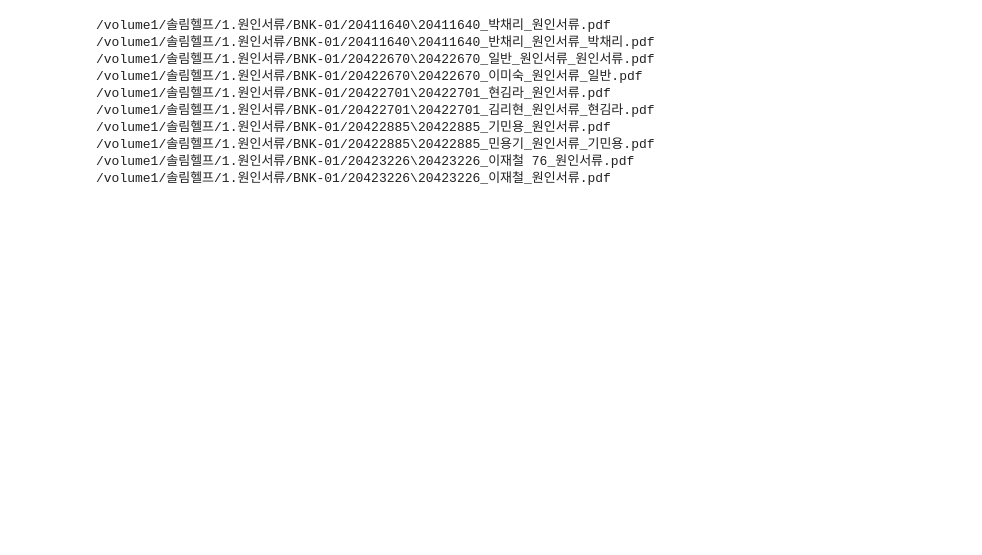
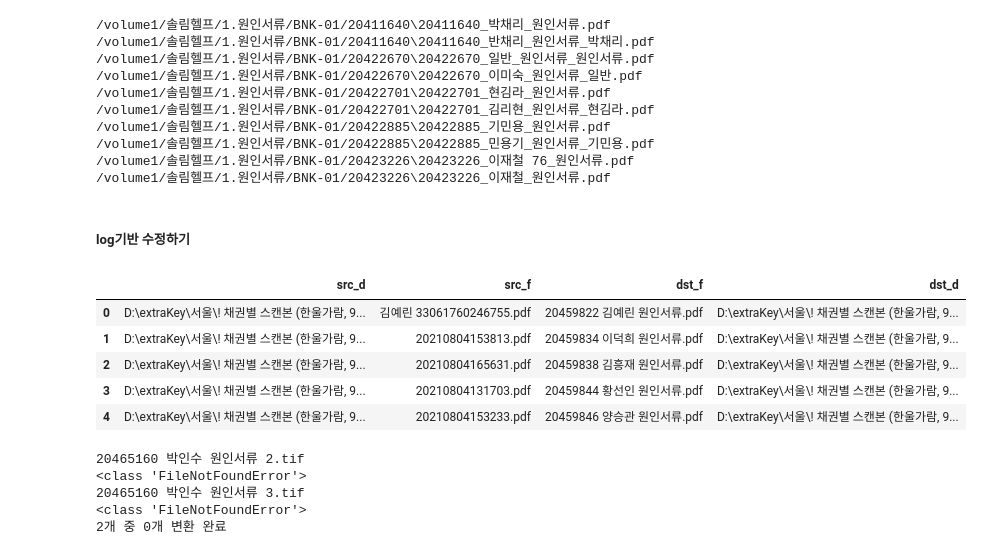
Before and after one commit to jbmyou/python_work, a Jupyter notebook: fileNaming/excelWork.ipynb, the cells around one changed output. Cells and saved outputs as stored; diff of their text form; code cells hidden in the pictures; blank space fills up the shorter version.

```diff
--- a/fileNaming/excelWork.ipynb
+++ b/fileNaming/excelWork.ipynb
@@ -84,3 +86,45 @@ v2.write_log_csv(fail, path_log)
 /volume1/솔림헬프/1.원인서류/BNK-01/20422885\20422885_민용기_원인서류_기민용.pdf
 /volume1/솔림헬프/1.원인서류/BNK-01/20423226\20423226_이재철 76_원인서류.pdf
 /volume1/솔림헬프/1.원인서류/BNK-01/20423226\20423226_이재철_원인서류.pdf
+# %% [markdown]
+##### log기반 수정하기
+# %%
+# log > df
+path = r'D:\0.전산\1.진행중과업\파일서버개편\구스캔폴더 작업log\success'
+readFile = '20221107 102619_1552_서울 채권별 20우담 2원인 전체.csv'
+writeFile = 'exist.csv'
+# 엑셀
+#df = pd.read_excel(join(path, readFile))
+# csv
+df = pd.read_csv(join(path, readFile), sep=",", header=None)
+df.columns = ["src_d", "src_f", "dst_f", "dst_d"]
+df.head()
+# %% [output]
+|  | src_d | src_f | dst_f | dst_d |
+| 0 | D:\extraKey\서울\! 채권별 스캔본 (한울가람, 9... | 김예린 33061760246755.pdf | 20459822 김예린 원인서류.pdf | D:\extraKey\서울\! 채권별 스캔본 (한울가람, 9... |
+| 1 | D:\extraKey\서울\! 채권별 스캔본 (한울가람, 9... | 20210804153813.pdf | 20459834 이덕희 원인서류.pdf | D:\extraKey\서울\! 채권별 스캔본 (한울가람, 9... |
+| 2 | D:\extraKey\서울\! 채권별 스캔본 (한울가람, 9... | 20210804165631.pdf | 20459838 김흥재 원인서류.pdf | D:\extraKey\서울\! 채권별 스캔본 (한울가람, 9... |
+| 3 | D:\extraKey\서울\! 채권별 스캔본 (한울가람, 9... | 20210804131703.pdf | 20459844 황선인 원인서류.pdf | D:\extraKey\서울\! 채권별 스캔본 (한울가람, 9... |
+| 4 | D:\extraKey\서울\! 채권별 스캔본 (한울가람, 9... | 20210804153233.pdf | 20459846 양승관 원인서류.pdf | D:\extraKey\서울\! 채권별 스캔본 (한울가람, 9... |
+# %%
+cnt = 0
+changed = 0
+for i, v in df.iterrows() :
+    if re.search("초본", v.src_f) :
+        cnt += 1
+        new_name = re.sub("원인서류", "초본", v.dst_f)
+        try :
+            os.rename(join(v.dst_d, v.dst_f), join(v.dst_d, new_name))
+            changed += 1
+        except Exception as e :
+            print(v.dst_f)
+            print(e.__class__)
+            continue
+
+print(f"{cnt}개 중 {changed}개 변환 완료")
+# %% [output]
+20465160 박인수 원인서류 2.tif
+<class 'FileNotFoundError'>
+20465160 박인수 원인서류 3.tif
+<class 'FileNotFoundError'>
+2개 중 0개 변환 완료
```
Also changed, not shown: parts of 2 cells of this notebook, 12 other files.
